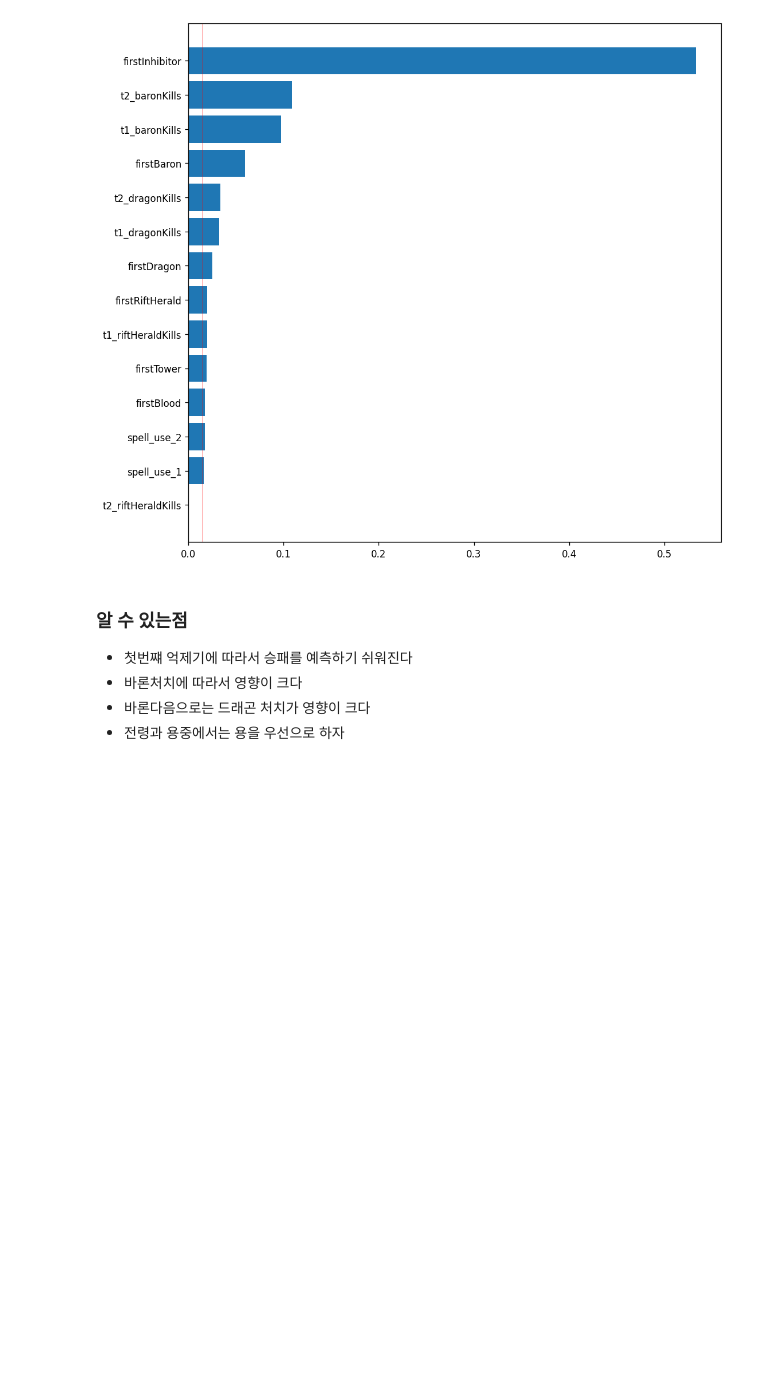
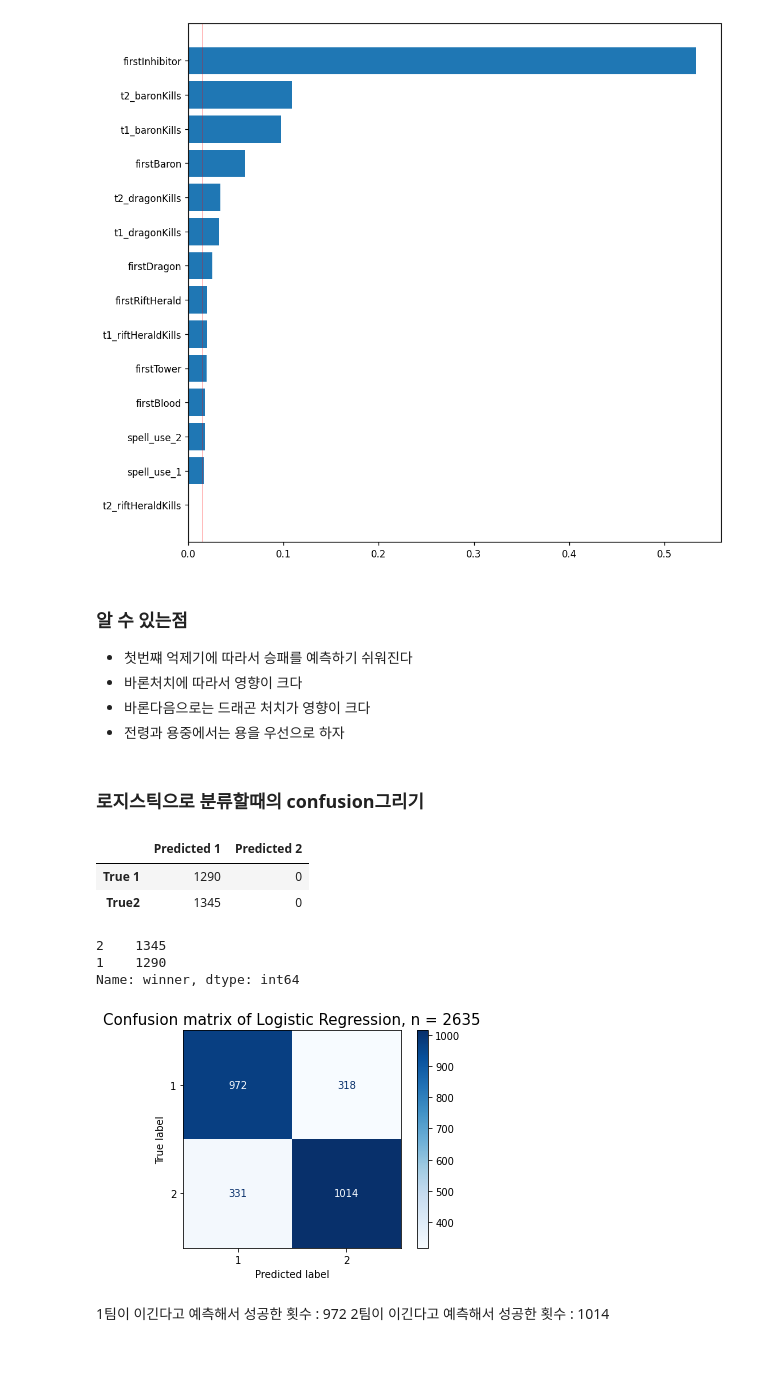
Before and after one commit to youngwoo3283/project2-section02, a Jupyter notebook: project2.ipynb, the cells around one changed output. Saved outputs shown, nothing was run; the diff lists cells and outputs as text; code cells hidden in the pictures; blank space fills up the shorter version.

```diff
--- a/project2.ipynb
+++ b/project2.ipynb
@@ -846,0 +820,37 @@ plt.axvline(0.015, color="red", linewidth=0.5)
+# %% [markdown]
+### 로지스틱으로 분류할때의 confusion그리기
+# %%
+#기준모델과 로지스틱 회귀모델이 각각 샘플을 어떻게 예측했는지 Confusion Matrix로 확인해보겠습니다.
+
+y_true1 = y_test.value_counts()[1]
+y_true2 = y_test.value_counts()[2]
+fn = len(y_test_pred) - y_true1
+base = pd.DataFrame(index = ['True 1', 'True2'], data = {'Predicted 1':[y_true1, fn], 'Predicted 2':[0,0]})
+base
+# %% [output]
+|  | Predicted 1 | Predicted 2 |
+| True 1 | 1290 | 0 |
+| True2 | 1345 | 0 |
+# %%
+y_test.value_counts()
+# %% [output]
+2    1345
+1    1290
+Name: winner, dtype: int64
+# %%
+from sklearn.metrics import plot_confusion_matrix
+import matplotlib.pyplot as plt
+
+fig, ax = plt.subplots()
+pcm = plot_confusion_matrix(pipe_xg, X_test, y_test,
+                            cmap=plt.cm.Blues,
+                            ax=ax)
+plt.title(f'Confusion matrix of Logistic Regression, n = {len(y_test)}', fontsize=15)
+plt.show()
+# %% [output]
+[figure, added]
+# %% [markdown]
+1팀이 이긴다고 예측해서 성공한 횟수 : 972
+2팀이 이긴다고 예측해서 성공한 횟수 : 1014
+# %% [markdown]
+###
```
Also changed, not shown: parts of 20 cells of this notebook.
